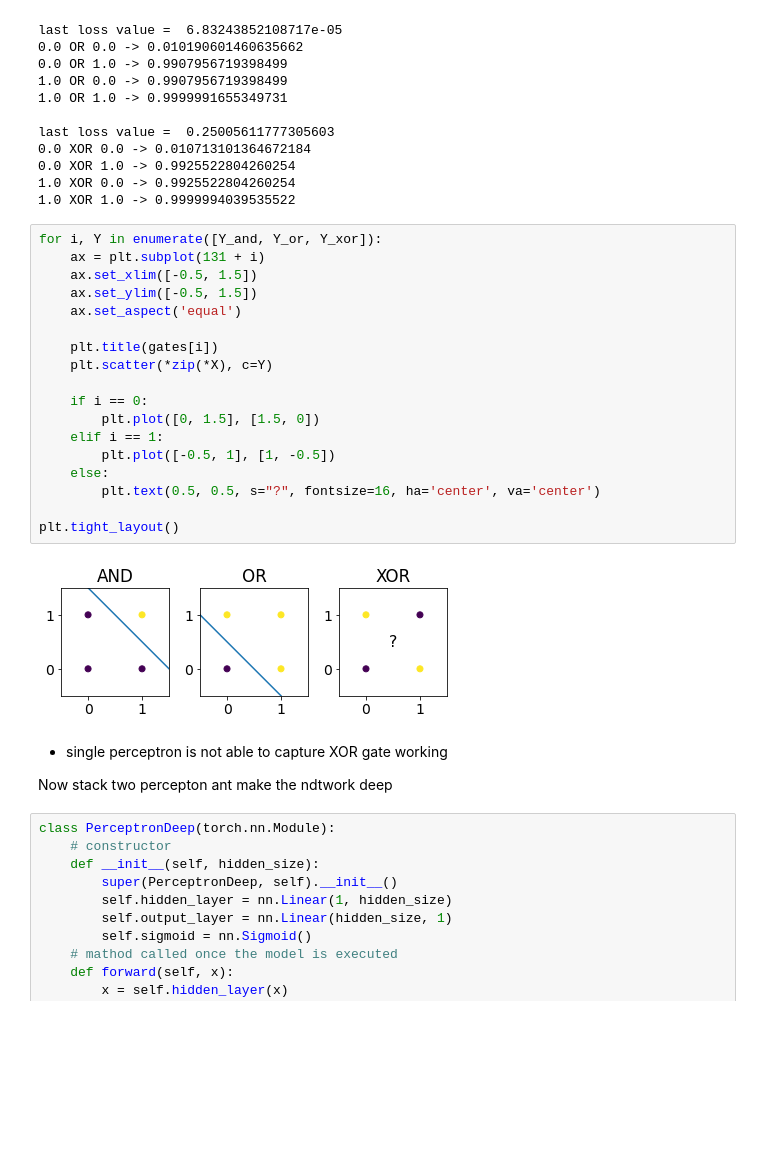
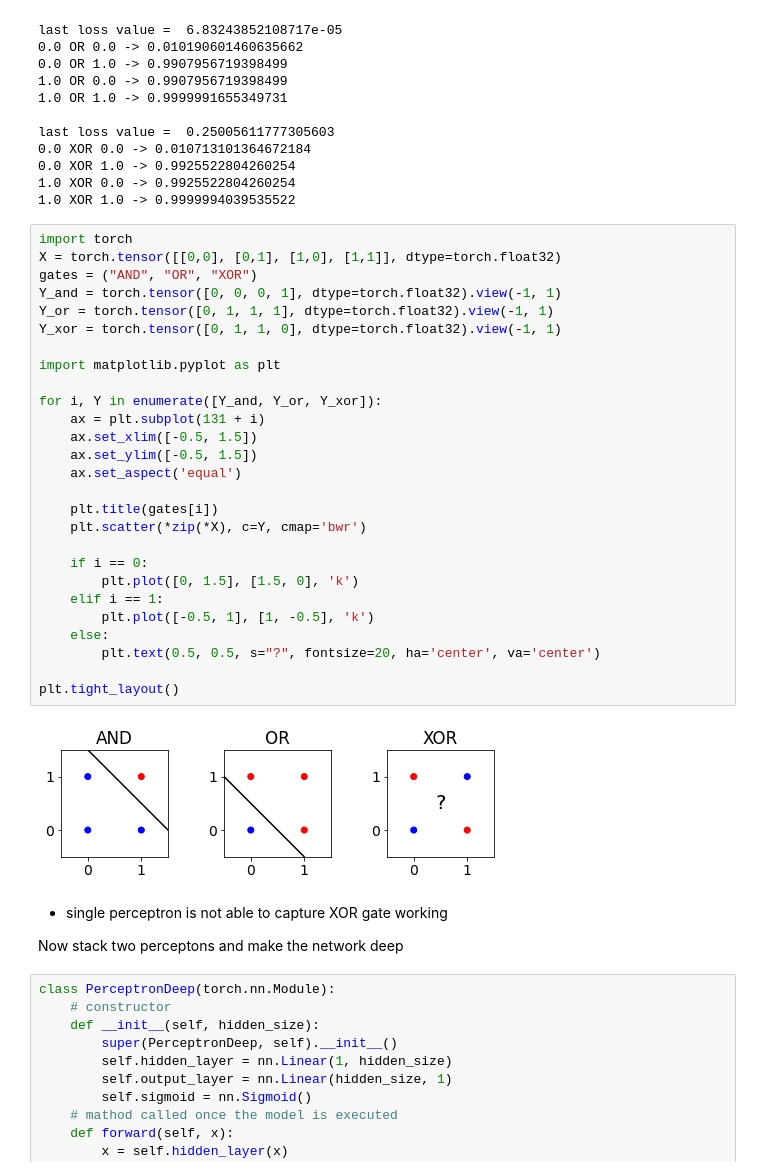
Before and after one commit to jarek-pawlowski/machine-learning-applications, a Jupyter notebook: preliminary_problems.ipynb, the cells around one changed output. Saved outputs shown, nothing was run; the diff lists cells and outputs as text; blank space fills up the shorter version.

```diff
--- a/preliminary_problems.ipynb
+++ b/preliminary_problems.ipynb
@@ -80,29 +80,38 @@ last loss value =  0.25005611777305603
 1.0 XOR 0.0 -> 0.9925522804260254
 1.0 XOR 1.0 -> 0.9999994039535522
 # %%
+import torch
+X = torch.tensor([[0,0], [0,1], [1,0], [1,1]], dtype=torch.float32)
+gates = ("AND", "OR", "XOR")
+Y_and = torch.tensor([0, 0, 0, 1], dtype=torch.float32).view(-1, 1)
+Y_or = torch.tensor([0, 1, 1, 1], dtype=torch.float32).view(-1, 1)
+Y_xor = torch.tensor([0, 1, 1, 0], dtype=torch.float32).view(-1, 1)
+
+import matplotlib.pyplot as plt
+
 for i, Y in enumerate([Y_and, Y_or, Y_xor]):
     ax = plt.subplot(131 + i)
     ax.set_xlim([-0.5, 1.5])
     ax.set_ylim([-0.5, 1.5])
     ax.set_aspect('equal')
 
     plt.title(gates[i])
-    plt.scatter(*zip(*X), c=Y)
+    plt.scatter(*zip(*X), c=Y, cmap='bwr')
 
     if i == 0:
-        plt.plot([0, 1.5], [1.5, 0])
+        plt.plot([0, 1.5], [1.5, 0], 'k')
     elif i == 1:
-        plt.plot([-0.5, 1], [1, -0.5])
+        plt.plot([-0.5, 1], [1, -0.5], 'k')
     else:
-        plt.text(0.5, 0.5, s="?", fontsize=16, ha='center', va='center')
+        plt.text(0.5, 0.5, s="?", fontsize=20, ha='center', va='center')
 
 plt.tight_layout()
 # %% [output]
-[figure, old version]
+[figure, new version]
 # %% [markdown]
 - single perceptron is not able to capture XOR gate working
 
-Now stack two percepton ant make the ndtwork deep
+Now stack two perceptons and make the network deep
 # %%
 class PerceptronDeep(torch.nn.Module):
     # constructor
```
Also changed, not shown: parts of 1 cell of this notebook.
